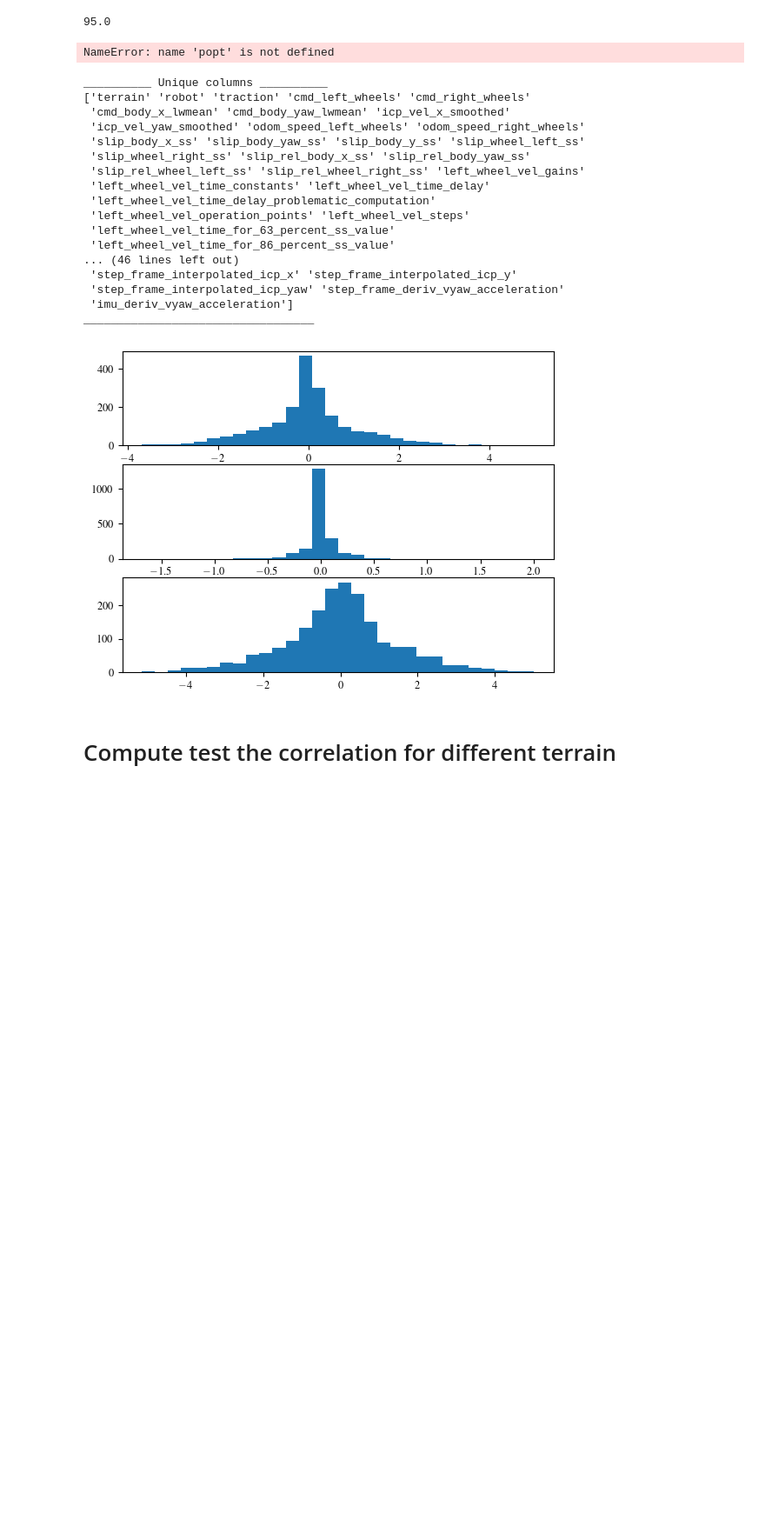
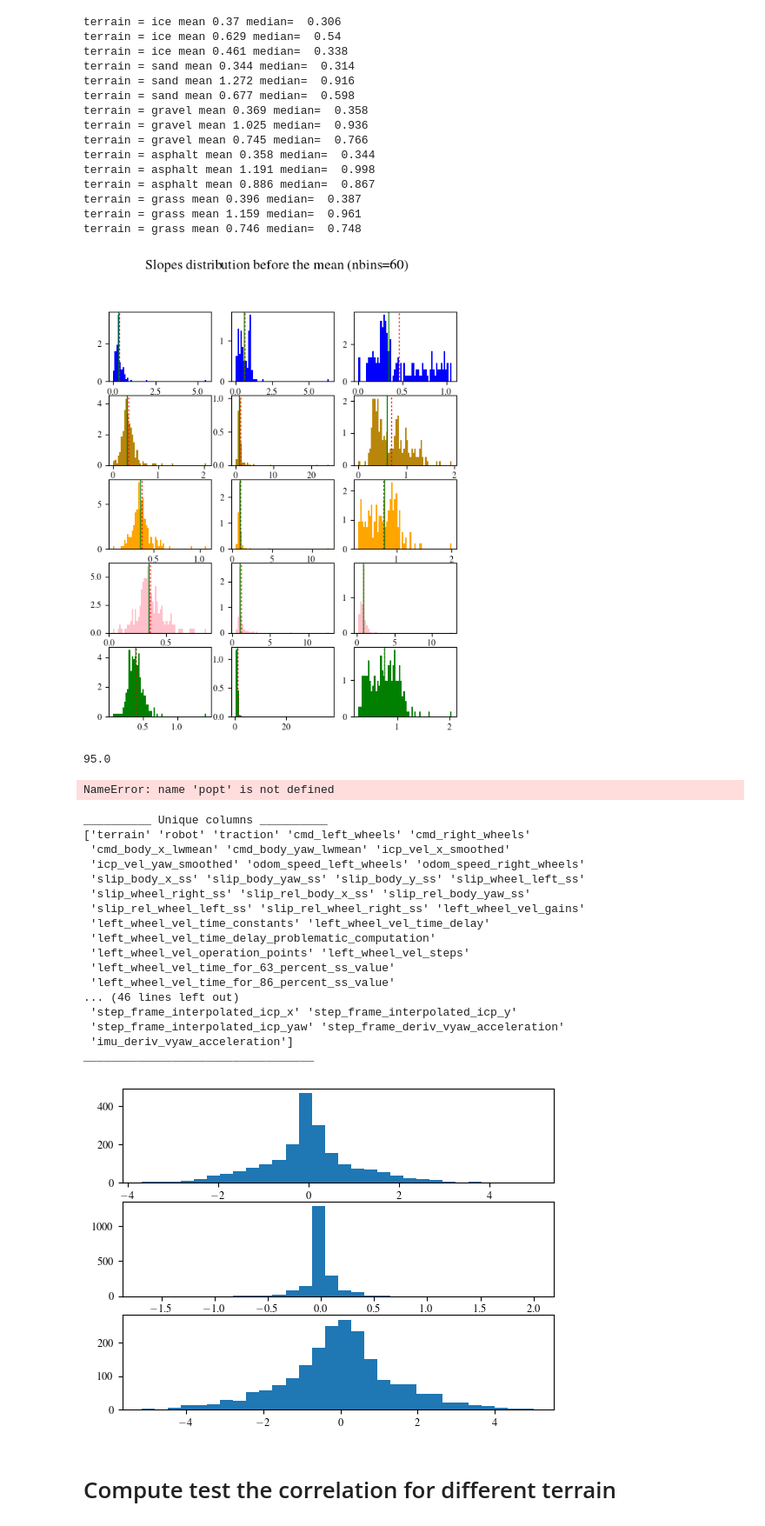
Before and after one commit to norlab-ulaval/doughnut_calib, a Jupyter notebook: drive/model_training/data_utils/dev_graph.ipynb, the cells around one changed output. Shown at 87% size. Saved outputs shown, nothing was run; the diff lists cells and outputs as text; code cells hidden in the pictures; blank space fills up the shorter version.

```diff
--- a/drive/model_training/data_utils/dev_graph.ipynb
+++ b/drive/model_training/data_utils/dev_graph.ipynb
@@ -403,3 +536,82 @@ plot_metric_scatter(df_to_plot_metric)
+# %%
+def compute_histogram(total_energy_wheel,total_energy_icp_en,terrain,nbins,ax,show_metric=False,joules_treshold=500.0):
+    m_slope,mean_slope,std_slope,metric,std_metric = compute_average_slope(total_energy_wheel,total_energy_icp_en,joules_treshold=joules_treshold)
+
+    metric = np.abs(1- m_slope)
+    color_dict = {"asphalt":"pink", "ice":"blue","gravel":"orange","grass":"green","sand":"darkgoldenrod"}
+
+
+    if show_metric:
+        ax.axvline(x=np.mean(metric), color='r', linestyle='--', label=f'mean {np.mean(metric)}')
+
+        ax.axvline(x=np.median(metric), color='green', linestyle='-', label=f'median {np.median(metric)}')
+
+        ax.hist(np.ravel(metric),color=color_dict[terrain],label=f"{terrain}",bins=nbins,density=True)
+        #ax.legend()
+
+    else:
+
+        ax.axvline(x=np.mean(m_slope), color='r', linestyle='--', label=f'mean {np.mean(m_slope)}')
+
+        ax.axvline(x=np.median(m_slope), color='green', linestyle='-', label=f'median {np.median(m_slope)}')
+
+        ax.hist(np.ravel(m_slope),color=color_dict[terrain],label=f"{terrain}",bins=nbins,density=True)
+        #ax.legend()
+
+        print(f'terrain = {terrain} mean {np.round(np.mean(m_slope),3)} median=  {np.round(np.median(m_slope),3)}')
+
+
+
+
+def compute_metric(energy_encoder,energy_icp,show_metric=False,joules_treshold=500.0):
+
+    list_terrain = list(energy_encoder.terrain.unique())
+
+    size = len(list_terrain)
+
+    fig, axs = plt.subplots(size,3)
+    fig.set_figheight(1.5*size)
+    color_dict = {"asphalt":"pink", "ice":"blue","gravel":"orange","grass":"green","sand":"darkgoldenrod"}
+
+    nbins = 60
+
+    for terrain,ax,ax2,ax3 in zip(list_terrain,np.ravel(axs[:,0]),np.ravel(axs[:,1]),np.ravel(axs[:,2])):
+
+        df_energy_wheel = energy_encoder.loc[energy_encoder.terrain==terrain]
+        rotationnal_wheel = np.mean(extract_ss_based_on_ratio(df_energy_wheel,"rotationnal_energy_metric"),axis=1)
+        translationnal_wheel = np.mean(extract_ss_based_on_ratio(df_energy_wheel,"translationnal_energy_metric"),axis=1)
+        total_energy_wheel = np.mean(extract_ss_based_on_ratio(df_energy_wheel,"total_energy_metric"),axis=1)
+
+        df_energy_icp  = energy_icp.loc[energy_icp.terrain==terrain]
+        rotationnal_icp_en = np.mean(extract_ss_based_on_ratio(df_energy_icp,"rotationnal_energy_metric"),axis=1)
+        translationnal_icp_en = np.mean(extract_ss_based_on_ratio(df_energy_icp,"translationnal_energy_metric"),axis=1)
+        total_energy_icp_en = np.mean(extract_ss_based_on_ratio(df_energy_icp,"total_energy_metric"),axis=1)
+
+        compute_histogram(rotationnal_wheel,rotationnal_icp_en,terrain,nbins,ax,show_metric=show_metric,joules_treshold=joules_treshold)
+        compute_histogram(translationnal_wheel,translationnal_icp_en,terrain,nbins,ax2,show_metric=show_metric,joules_treshold=joules_treshold)
+        compute_histogram(total_energy_wheel,total_energy_icp_en,terrain,nbins,ax3,show_metric=show_metric,joules_treshold=joules_treshold)
+
+        fig.suptitle(f"Slopes distribution before the mean (nbins={nbins})")
+
+
+compute_metric(KineticEnergyWheelOnly, KineticEnergyICPOnly,joules_treshold=joules_treshold)
+# %% [output]
+terrain = ice mean 0.37 median=  0.306
+terrain = ice mean 0.629 median=  0.54
+terrain = ice mean 0.461 median=  0.338
+terrain = sand mean 0.344 median=  0.314
+terrain = sand mean 1.272 median=  0.916
+terrain = sand mean 0.677 median=  0.598
+terrain = gravel mean 0.369 median=  0.358
+terrain = gravel mean 1.025 median=  0.936
+terrain = gravel mean 0.745 median=  0.766
+terrain = asphalt mean 0.358 median=  0.344
+terrain = asphalt mean 1.191 median=  0.998
+terrain = asphalt mean 0.886 median=  0.867
+terrain = grass mean 0.396 median=  0.387
+terrain = grass mean 1.159 median=  0.961
+terrain = grass mean 0.746 median=  0.748
+[figure, added]
 # %%
 terrain = "ice"
 df_energy_wheel = KineticEnergyWheelOnly.loc[KineticEnergyWheelOnly.terrain==terrain]
```
Also changed, not shown: parts of 9 cells of this notebook, 15 other files.
